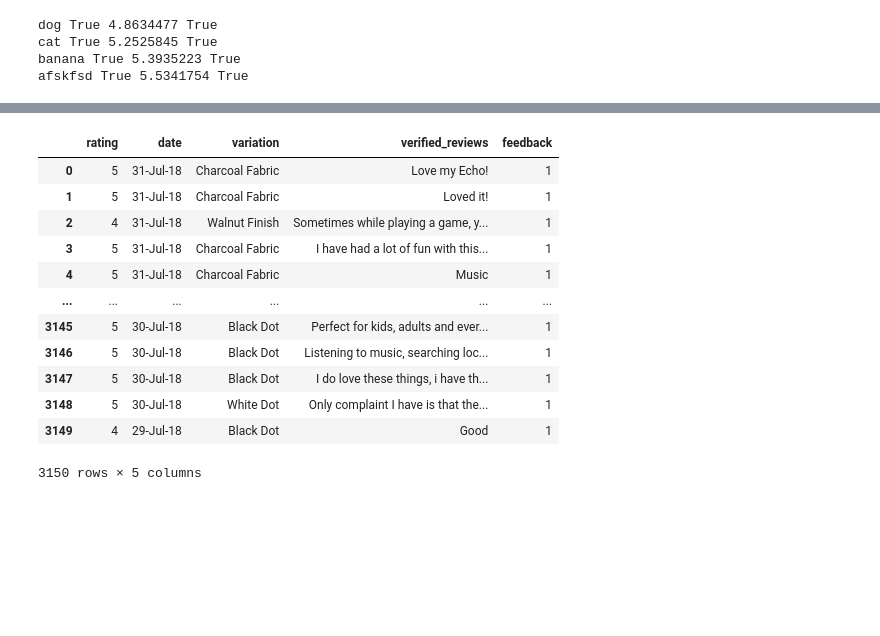
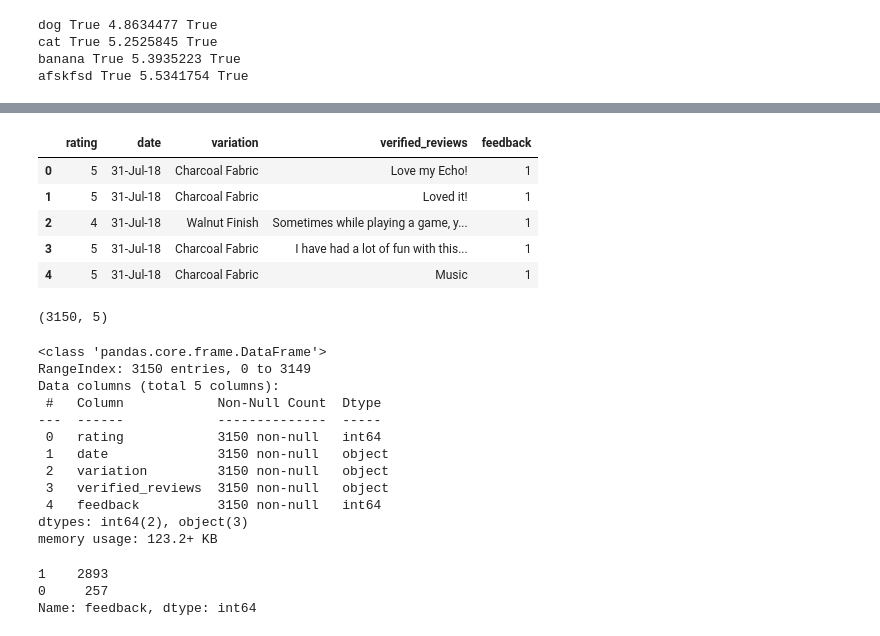
Before and after one commit to OrnlyP63/HomeworkAINLP, a Jupyter notebook: Untitled1.ipynb, the cells around one changed output, grey strips where cells are left out. Drawn from its saved outputs; the diff is of its cells as text; code cells hidden in the pictures; blank space fills up the shorter version.

```diff
--- a/Untitled1.ipynb
+++ b/Untitled1.ipynb
@@ -193,18 +179,39 @@ import pandas as pd
 # %%
 df_amazon = pd.read_csv('amazon_alexa.tsv', sep="\t")
 # %%
-df_amazon
+df_amazon.head()
 # %% [output]
 |  | rating | date | variation | verified_reviews | feedback |
 | 0 | 5 | 31-Jul-18 | Charcoal Fabric | Love my Echo! | 1 |
 | 1 | 5 | 31-Jul-18 | Charcoal Fabric | Loved it! | 1 |
 | 2 | 4 | 31-Jul-18 | Walnut Finish | Sometimes while playing a game, y... | 1 |
 | 3 | 5 | 31-Jul-18 | Charcoal Fabric | I have had a lot of fun with this... | 1 |
 | 4 | 5 | 31-Jul-18 | Charcoal Fabric | Music | 1 |
-| ... | ... | ... | ... | ... | ... |
-| 3145 | 5 | 30-Jul-18 | Black Dot | Perfect for kids, adults and ever... | 1 |
-| 3146 | 5 | 30-Jul-18 | Black Dot | Listening to music, searching loc... | 1 |
-| 3147 | 5 | 30-Jul-18 | Black Dot | I do love these things, i have th... | 1 |
-| 3148 | 5 | 30-Jul-18 | White Dot | Only complaint I have is that the... | 1 |
-| 3149 | 4 | 29-Jul-18 | Black Dot | Good | 1 |
-3150 rows × 5 columns
+# %%
+# Shape of dataframe
+df_amazon.shape
+# %% [output]
+(3150, 5)
+# %%
+# View data information
+df_amazon.info()
+# %% [output]
+<class 'pandas.core.frame.DataFrame'>
+RangeIndex: 3150 entries, 0 to 3149
+Data columns (total 5 columns):
+ #   Column            Non-Null Count  Dtype
+---  ------            --------------  -----
+ 0   rating            3150 non-null   int64
+ 1   date              3150 non-null   object
+ 2   variation         3150 non-null   object
+ 3   verified_reviews  3150 non-null   object
+ 4   feedback          3150 non-null   int64
+dtypes: int64(2), object(3)
+memory usage: 123.2+ KB
+# %%
+# Feedback Value count
+df_amazon.feedback.value_counts()
+# %% [output]
+1    2893
+0     257
+Name: feedback, dtype: int64
```
Also changed, not shown: parts of 11 cells of this notebook.
